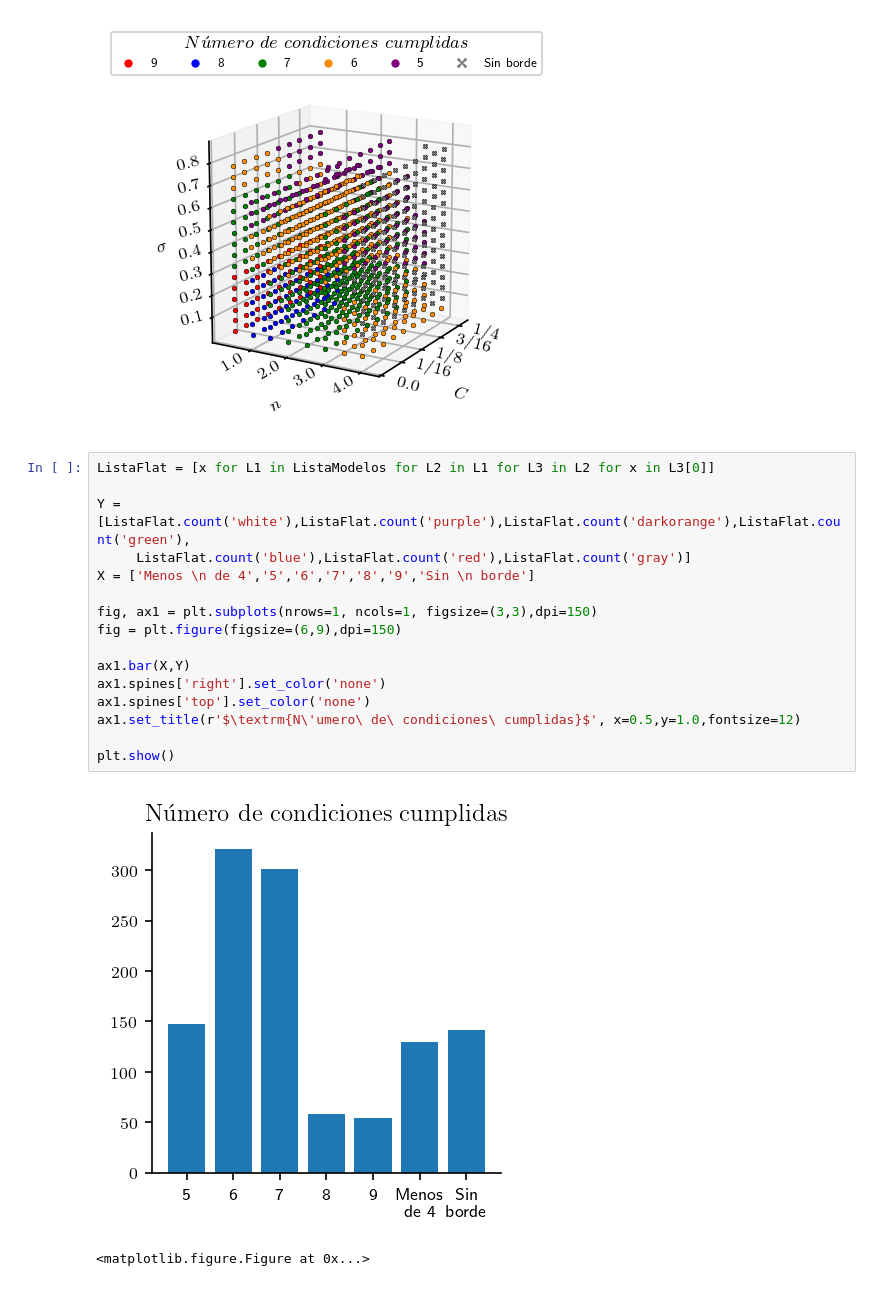
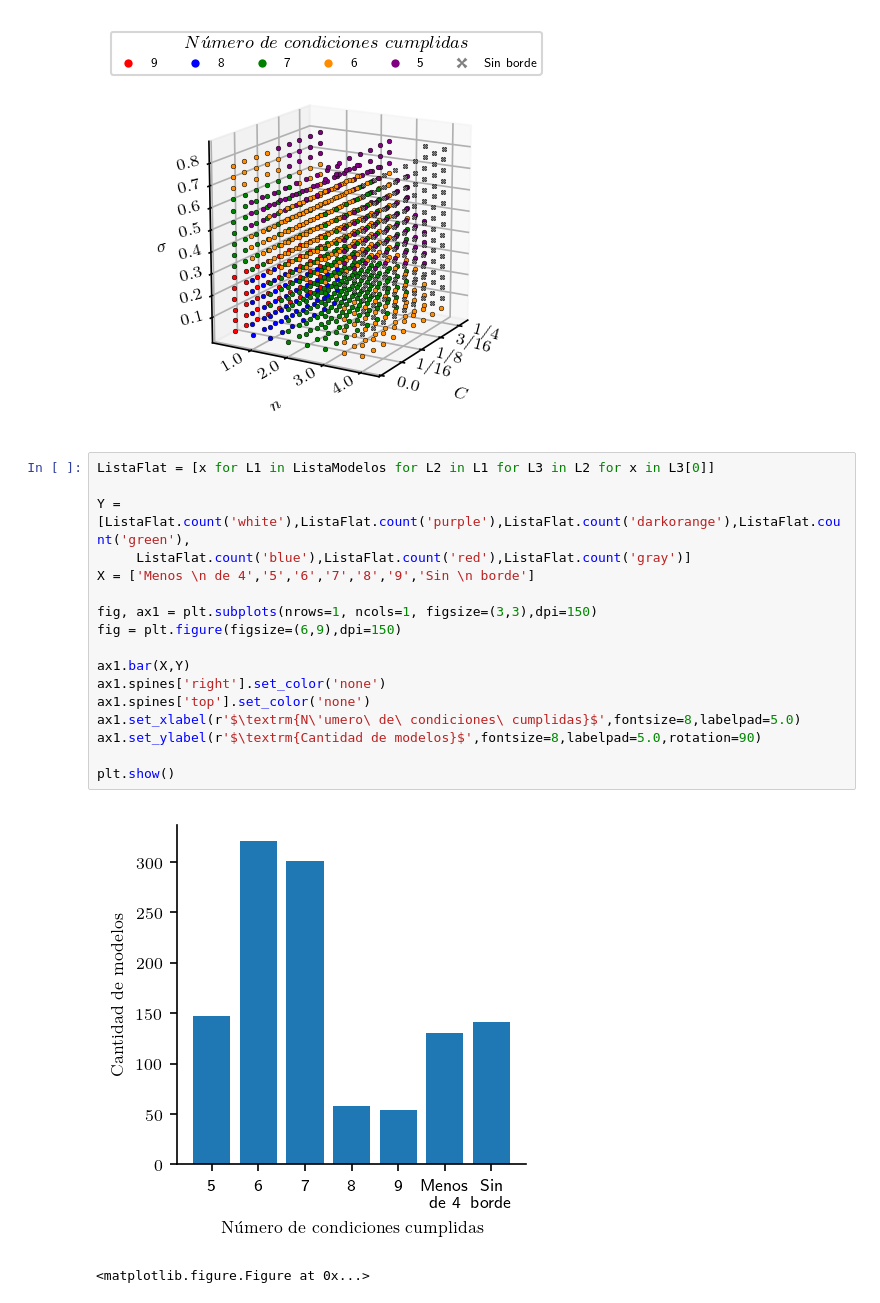
Before and after one commit to danielfsu/TrabajoDeInvestigacion, a Jupyter notebook: Polítropa_II_(Densidad_de_Energía)/Polítropa II - Espacio de Parámetros.ipynb, the cells around one changed output. Drawn from its saved outputs; the diff is of its cells as text.

```diff
--- a/Polítropa_II_(Densidad_de_Energía)/Polítropa II - Espacio de Parámetros.ipynb
+++ b/Polítropa_II_(Densidad_de_Energía)/Polítropa II - Espacio de Parámetros.ipynb
@@ -646,19 +724,20 @@ plt.show()
 # %%
 ListaFlat = [x for L1 in ListaModelos for L2 in L1 for L3 in L2 for x in L3[0]]
 
 Y = [ListaFlat.count('white'),ListaFlat.count('purple'),ListaFlat.count('darkorange'),ListaFlat.count('green'),
      ListaFlat.count('blue'),ListaFlat.count('red'),ListaFlat.count('gray')]
 X = ['Menos \n de 4','5','6','7','8','9','Sin \n borde']
 
 fig, ax1 = plt.subplots(nrows=1, ncols=1, figsize=(3,3),dpi=150)
 fig = plt.figure(figsize=(6,9),dpi=150)
 
 ax1.bar(X,Y)
 ax1.spines['right'].set_color('none')
 ax1.spines['top'].set_color('none')
-ax1.set_title(r'$\textrm{N\'umero\ de\ condiciones\ cumplidas}$', x=0.5,y=1.0,fontsize=12)
+ax1.set_xlabel(r'$\textrm{N\'umero\ de\ condiciones\ cumplidas}$',fontsize=8,labelpad=5.0)
+ax1.set_ylabel(r'$\textrm{Cantidad de modelos}$',fontsize=8,labelpad=5.0,rotation=90)
 
 plt.show()
 # %% [output]
-[figure, old version]
+[figure, new version]
 <matplotlib.figure.Figure at 0x...>
```
Also changed, not shown: parts of 11 cells of this notebook.
